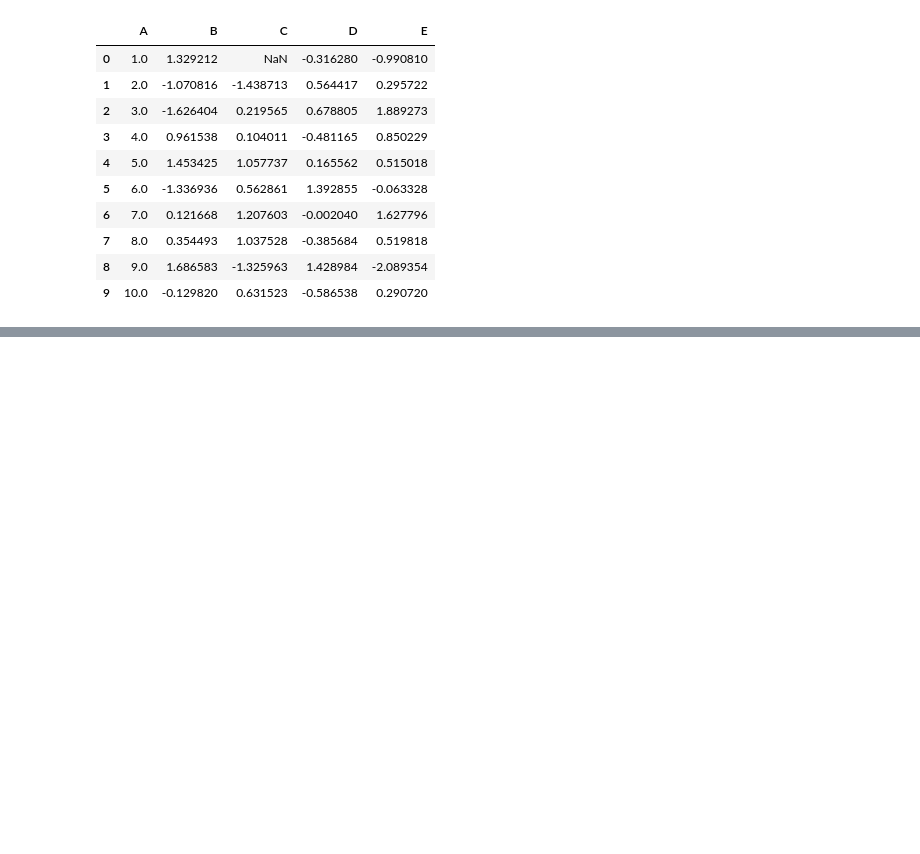
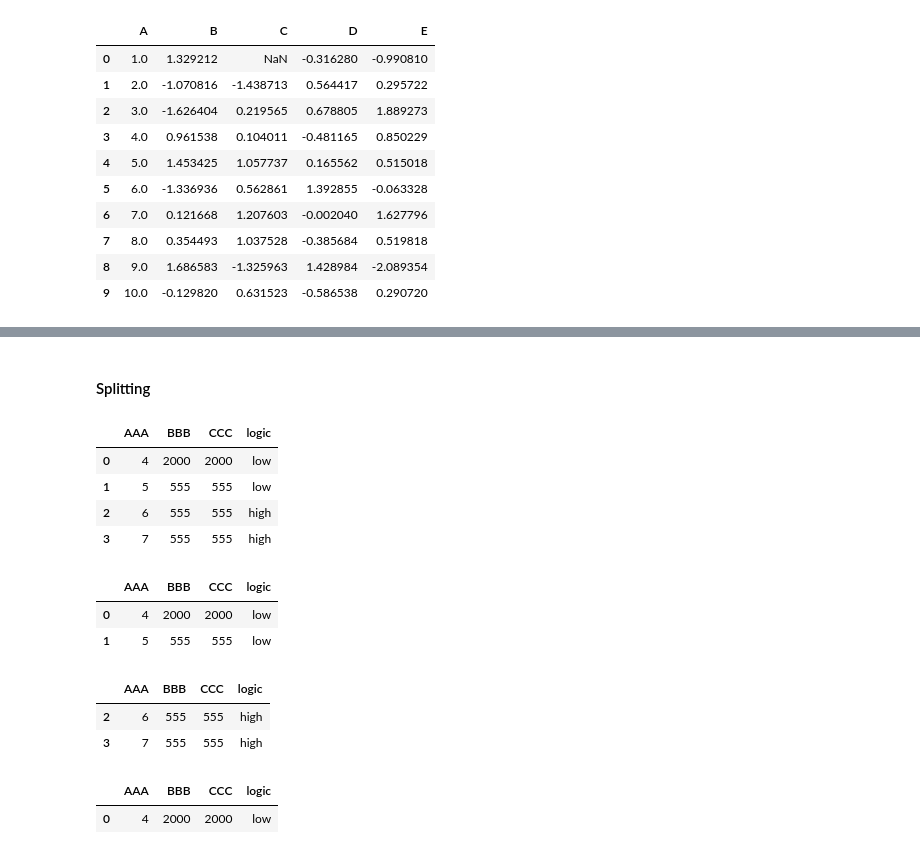
Before and after one commit to mayankkaizen/jupyter-notebooks, a Jupyter notebook: My_Pandas.ipynb, the cells around one changed output, grey strips where cells are left out. Saved outputs shown, nothing was run; the diff lists cells and outputs as text; code cells hidden in the pictures; blank space fills up the shorter version.

```diff
--- a/My_Pandas.ipynb
+++ b/My_Pandas.ipynb
@@ -1750,0 +1878,32 @@ df3.drop('index', axis = 1)
+# %% [markdown]
+#### Splitting
+# %%
+df
+# %% [output]
+|  | AAA | BBB | CCC | logic |
+| 0 | 4 | 2000 | 2000 | low |
+| 1 | 5 | 555 | 555 | low |
+| 2 | 6 | 555 | 555 | high |
+| 3 | 7 | 555 | 555 | high |
+# %%
+#single column criteria
+dflow = df[df['AAA'] <=5] #or df[df.AAA <= 5]
+dflow
+# %% [output]
+|  | AAA | BBB | CCC | logic |
+| 0 | 4 | 2000 | 2000 | low |
+| 1 | 5 | 555 | 555 | low |
+# %%
+dfhigh = df[df['AAA'] > 5]
+dfhigh
+# %% [output]
+|  | AAA | BBB | CCC | logic |
+| 2 | 6 | 555 | 555 | high |
+| 3 | 7 | 555 | 555 | high |
+# %%
+#multiple column criteria
+df1 = df[(df['AAA']< 5) & (df['BBB'] >555)]
+df1
+# %% [output]
+|  | AAA | BBB | CCC | logic |
+| 0 | 4 | 2000 | 2000 | low |
```
Also changed, not shown: parts of 29 cells of this notebook, 7 other files.
